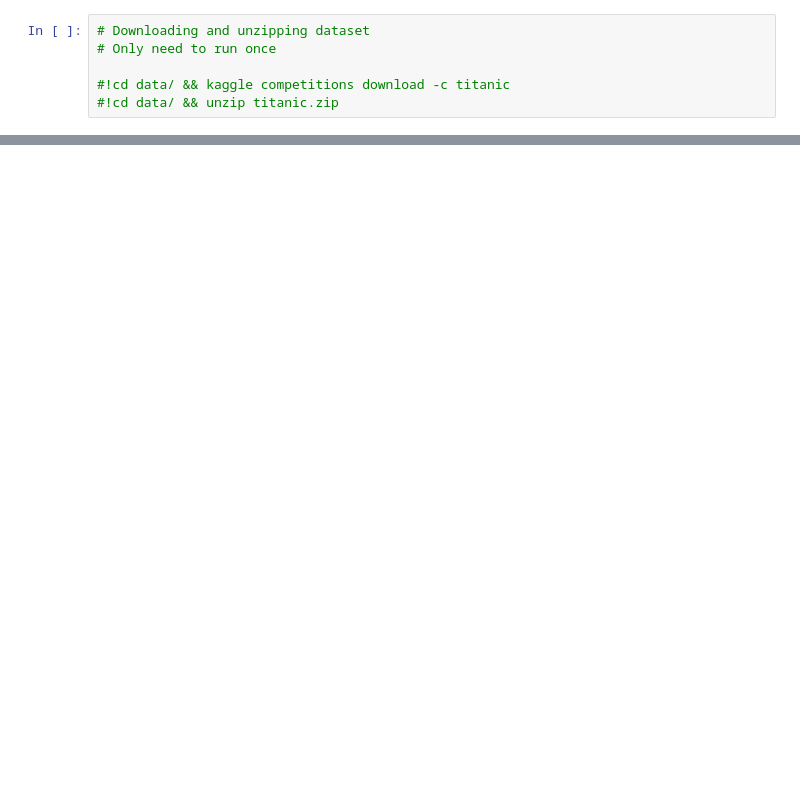
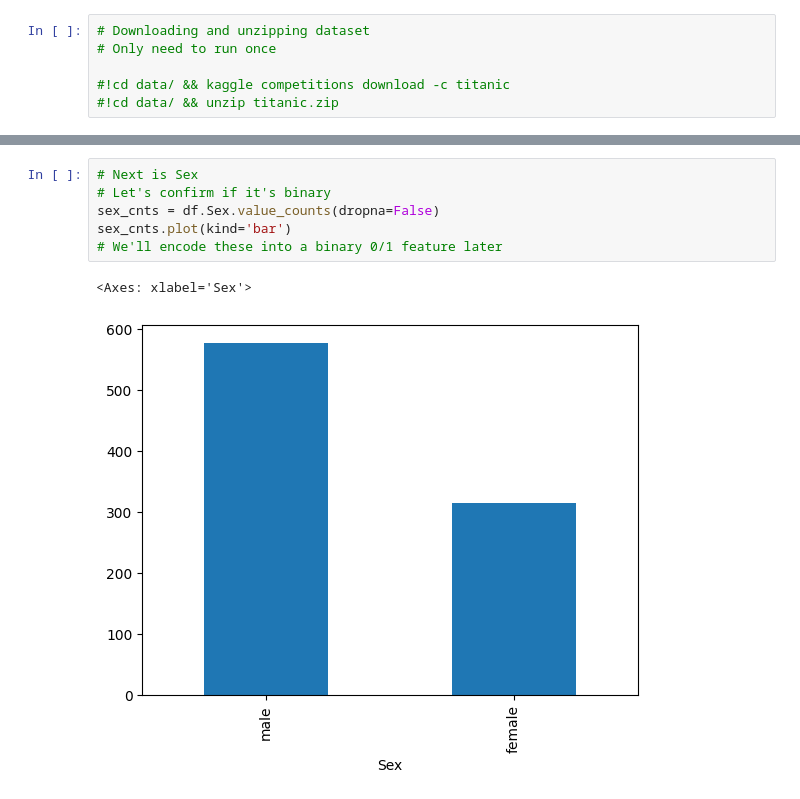
Before and after one commit to nlandy/Titanic, a Jupyter notebook: titanic.ipynb, the cells around one changed output, grey strips where cells are left out. Saved outputs shown, nothing was run; the diff lists cells and outputs as text; blank space fills up the shorter version.

```diff
--- a/titanic.ipynb
+++ b/titanic.ipynb
@@ -27,0 +127,9 @@ df.head()
+# %%
+# Next is Sex
+# Let's confirm if it's binary
+sex_cnts = df.Sex.value_counts(dropna=False)
+sex_cnts.plot(kind='bar')
+# We'll encode these into a binary 0/1 feature later
+# %% [output]
+<Axes: xlabel='Sex'>
+[figure, added]
```
Also changed, not shown: parts of 17 cells of this notebook.
